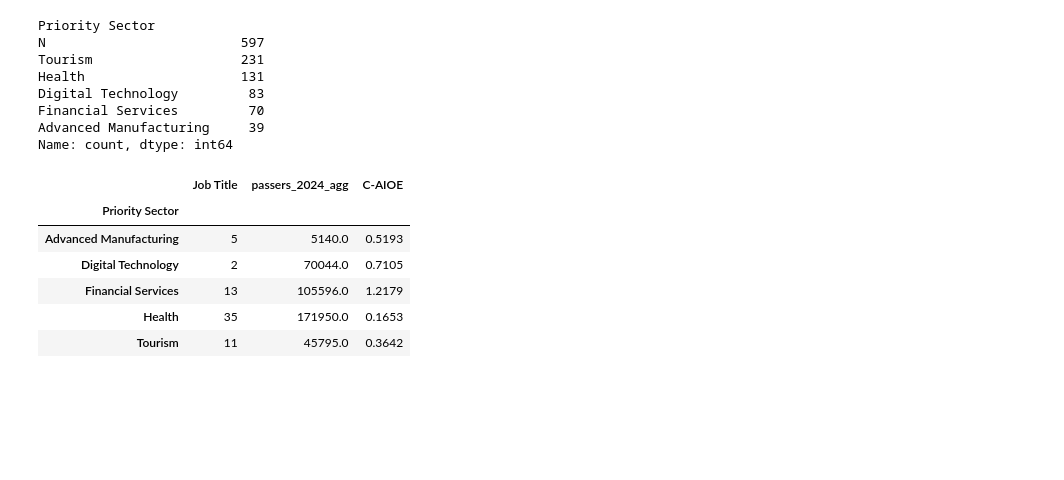
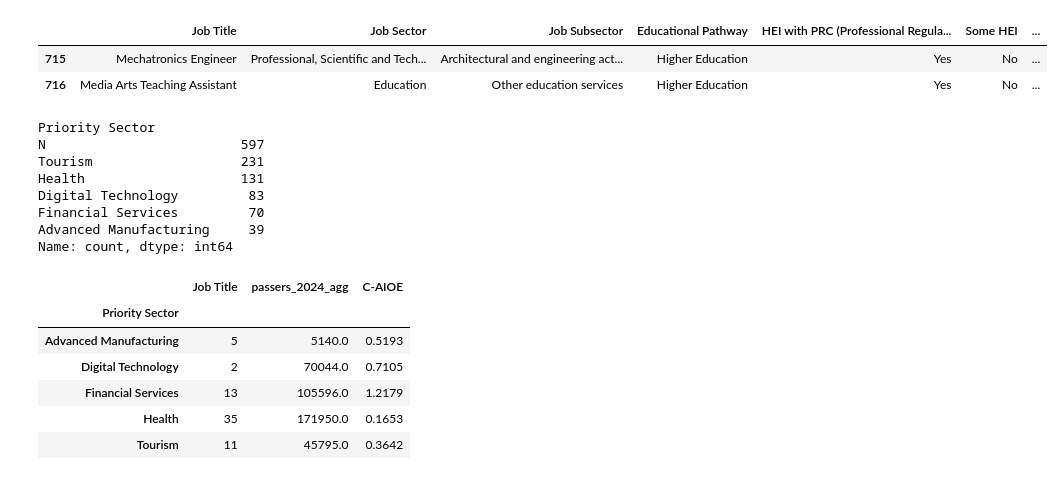
Before and after one commit to BSDSBA-JF/wadwani_intern, a Jupyter notebook: 01_mca_job_list/Combining/combining.ipynb, the cells around one changed output. Drawn from its saved outputs; the diff is of its cells as text; code cells hidden in the pictures; blank space fills up the shorter version.

```diff
--- a/01_mca_job_list/Combining/combining.ipynb
+++ b/01_mca_job_list/Combining/combining.ipynb
@@ -72,3 +83,9 @@ combined_df.to_csv('../final_mca_aioe_comple.csv', index=False)
+# %%
+combined_df.query("`Priority Sector` == 'Digital Technology' and `HEI with PRC (Professional Regulation Commission) Exam` == 'Yes'")
+# %% [output]
+|  | Job Title | Job Sector | Job Subsector | Educational Pathway | HEI with PRC (Professional Regula... | Some HEI | ... |
+| 715 | Mechatronics Engineer | Professional, Scientific and Tech... | Architectural and engineering act... | Higher Education | Yes | No | ... |
+| 716 | Media Arts Teaching Assistant | Education | Other education services | Higher Education | Yes | No | ... |
 # %%
 combined_df['Priority Sector'].value_counts()
 # %% [output]
```
Also changed, not shown: parts of 1 cell of this notebook.
